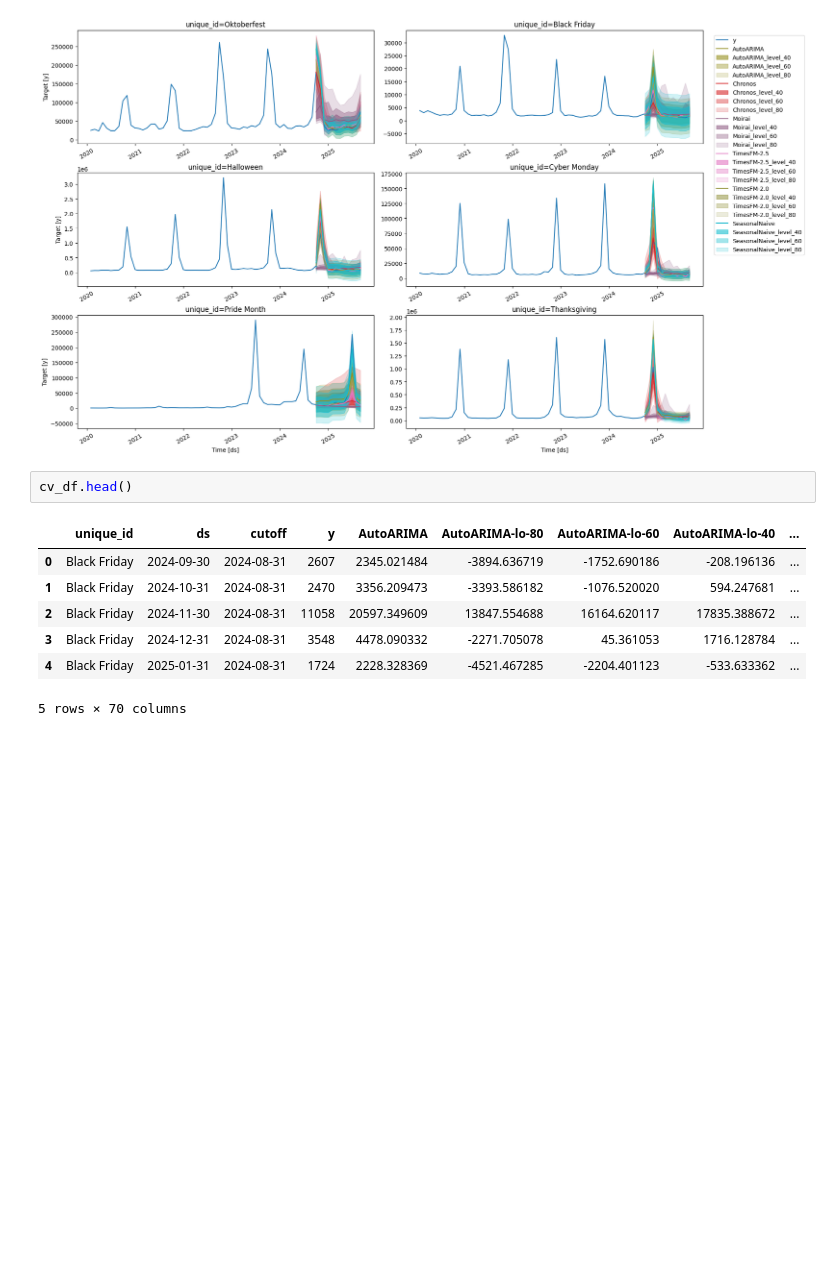
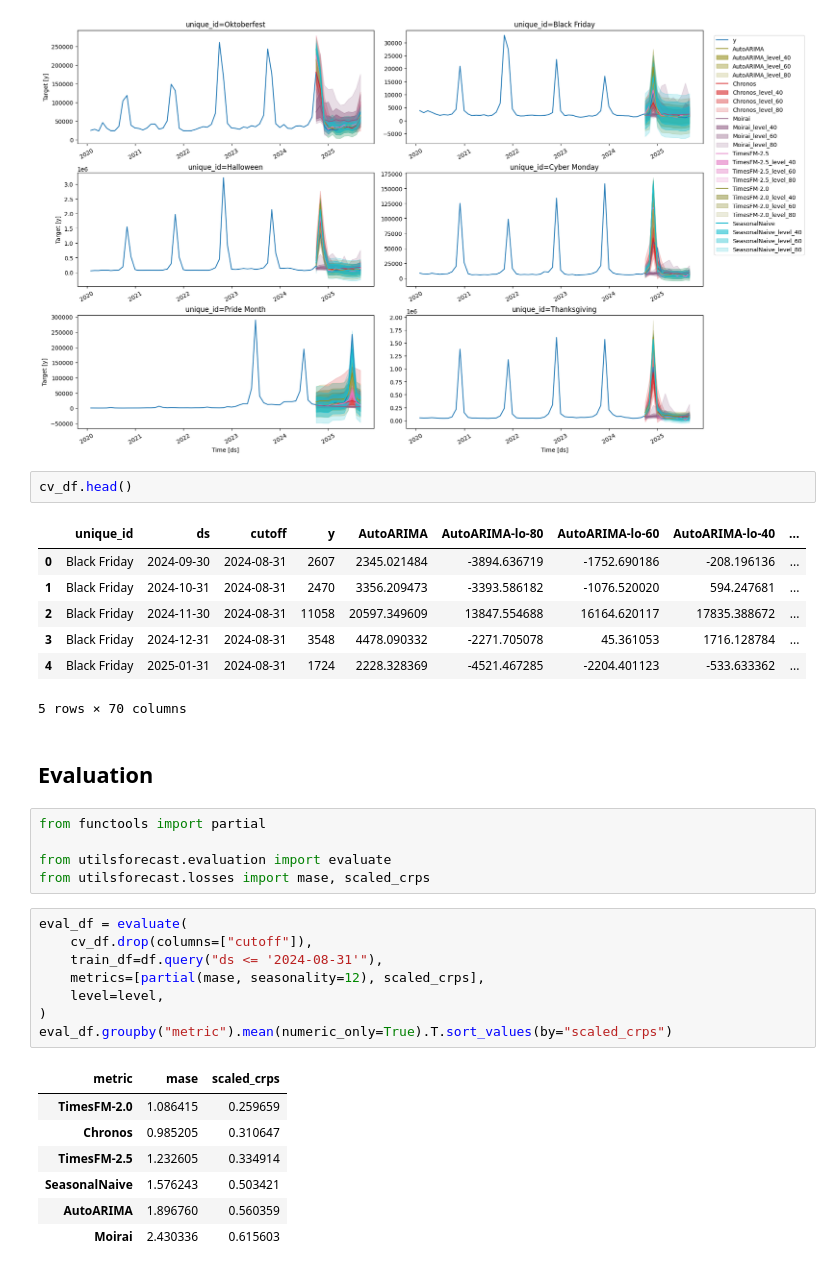
Before and after one commit to mpg05883/timecopilot, a Jupyter notebook: docs/examples/ts-foundation-models-comparison-quickstart.ipynb, the cells around one changed output. Cells and saved outputs as stored; diff of their text form; blank space fills up the shorter version.

```diff
--- a/docs/examples/ts-foundation-models-comparison-quickstart.ipynb
+++ b/docs/examples/ts-foundation-models-comparison-quickstart.ipynb
@@ -86,3 +86,26 @@ cv_df.head()
 | 3 | Black Friday | 2024-12-31 | 2024-08-31 | 3548 | 4478.090332 | -2271.705078 | 45.361053 | 1716.128784 | ... |
 | 4 | Black Friday | 2025-01-31 | 2024-08-31 | 1724 | 2228.328369 | -4521.467285 | -2204.401123 | -533.633362 | ... |
 5 rows × 70 columns
+# %% [markdown]
+## Evaluation
+# %%
+from functools import partial
+
+from utilsforecast.evaluation import evaluate
+from utilsforecast.losses import mase, scaled_crps
+# %%
+eval_df = evaluate(
+    cv_df.drop(columns=["cutoff"]),
+    train_df=df.query("ds <= '2024-08-31'"),
+    metrics=[partial(mase, seasonality=12), scaled_crps],
+    level=level,
+)
+eval_df.groupby("metric").mean(numeric_only=True).T.sort_values(by="scaled_crps")
+# %% [output]
+| metric | mase | scaled_crps |
+| TimesFM-2.0 | 1.086415 | 0.259659 |
+| Chronos | 0.985205 | 0.310647 |
+| TimesFM-2.5 | 1.232605 | 0.334914 |
+| SeasonalNaive | 1.576243 | 0.503421 |
+| AutoARIMA | 1.896760 | 0.560359 |
+| Moirai | 2.430336 | 0.615603 |
```
